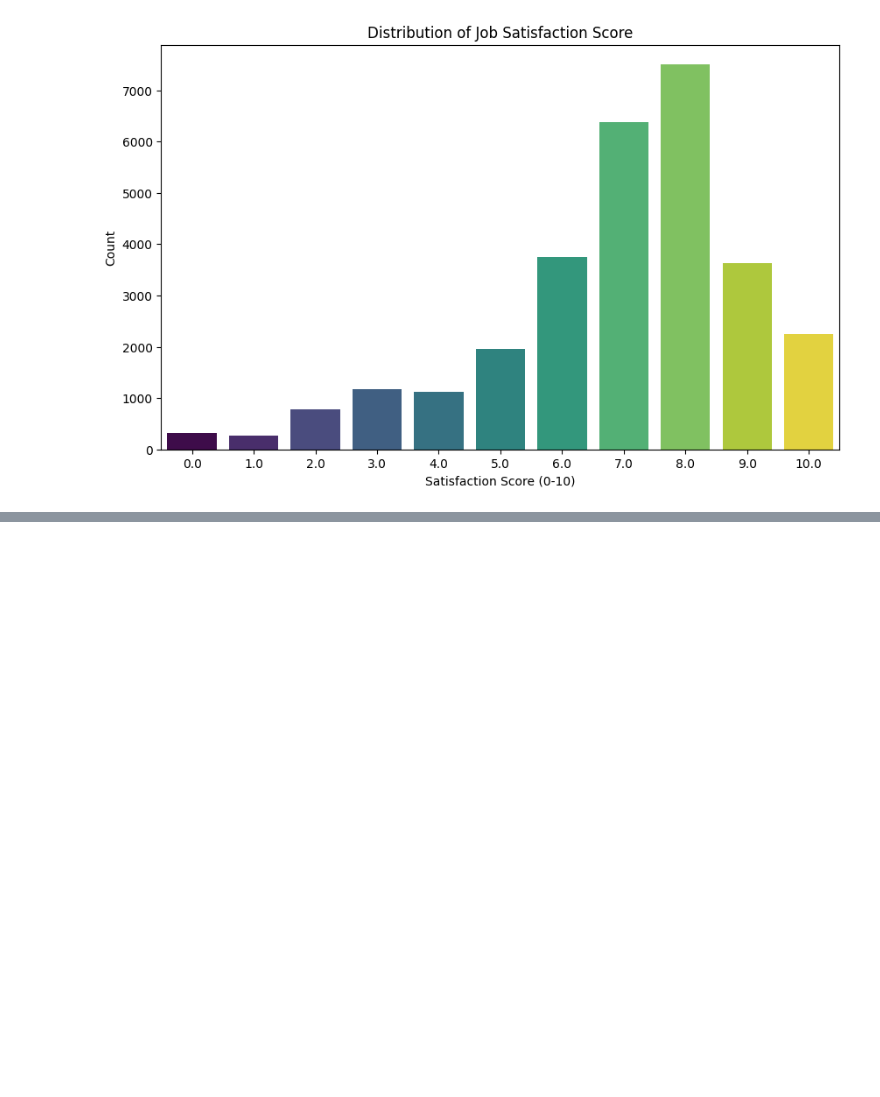
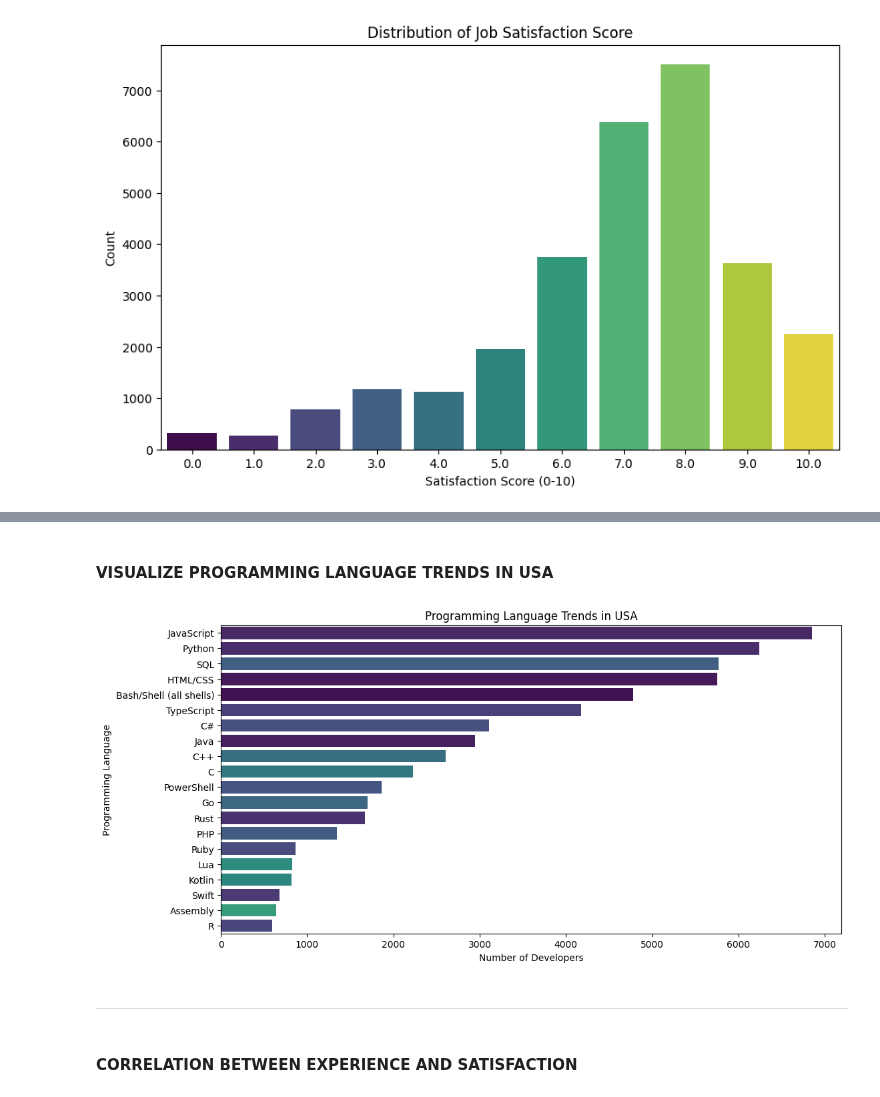
Before and after one commit to azharfachrezi/my-learning, a Jupyter notebook: Capstone Project/Module 3/Survey_data (EDA).ipynb, the cells around one changed output, grey strips where cells are left out. Drawn from its saved outputs; the diff is of its cells as text; code cells hidden in the pictures; blank space fills up the shorter version.

```diff
--- a/Capstone Project/Module 3/Survey_data (EDA).ipynb
+++ b/Capstone Project/Module 3/Survey_data (EDA).ipynb
@@ -156,0 +209,14 @@ plt.show()
+# %%
+# ---DATA CLEANING---
+
+# Drop missing values
+df_langs = df[['Country', 'LanguageHaveWorkedWith']].dropna().copy()
+
+# Split the string by ";"
+# "Python;Java" becomes ["Python", "Java"]
+df_langs['LanguageHaveWorkedWith'] = df_langs['LanguageHaveWorkedWith'].str.split(";")
+
+# Explode (Turn the list into seperate rows)
+df_exploaded = df_langs.explode('LanguageHaveWorkedWith')
+
+df_exploaded.head(10)
@@ -156,0 +235,26 @@ plt.show()
+# %% [markdown]
+#### VISUALIZE PROGRAMMING LANGUAGE TRENDS IN USA
+# %%
+# Filter by USA
+usa_langs = df_exploaded[df_exploaded['Country'] == 'United States of America'].reset_index(drop=True)
+
+language_order = usa_langs['LanguageHaveWorkedWith'].value_counts().iloc[:20].index
+
+# Create Plot
+plt.figure(figsize=(12,6))
+sns.countplot(y='LanguageHaveWorkedWith', data=usa_langs, palette='viridis',
+              order=language_order,
+              hue='LanguageHaveWorkedWith', legend=False)
+
+plt.title("Programming Language Trends in USA")
+plt.xlabel('Number of Developers')
+plt.ylabel('Programming Language')
+
+# Display
+plt.show()
+# %% [output]
+[figure, added]
+# %% [markdown]
+---
+# %% [markdown]
+#### CORRELATION BETWEEN EXPERIENCE AND SATISFACTION
```
Also changed, not shown: parts of 18 cells of this notebook.
